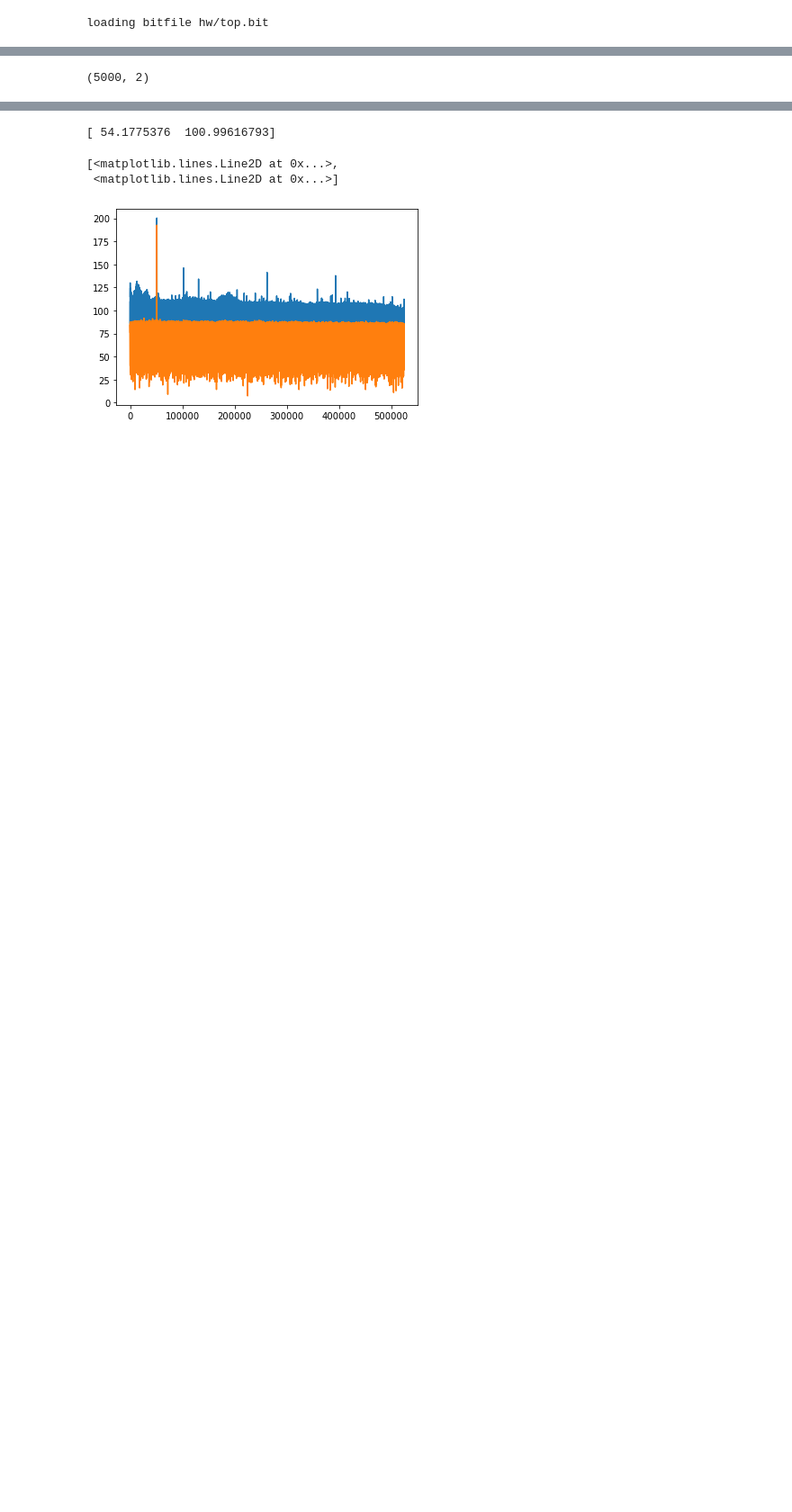
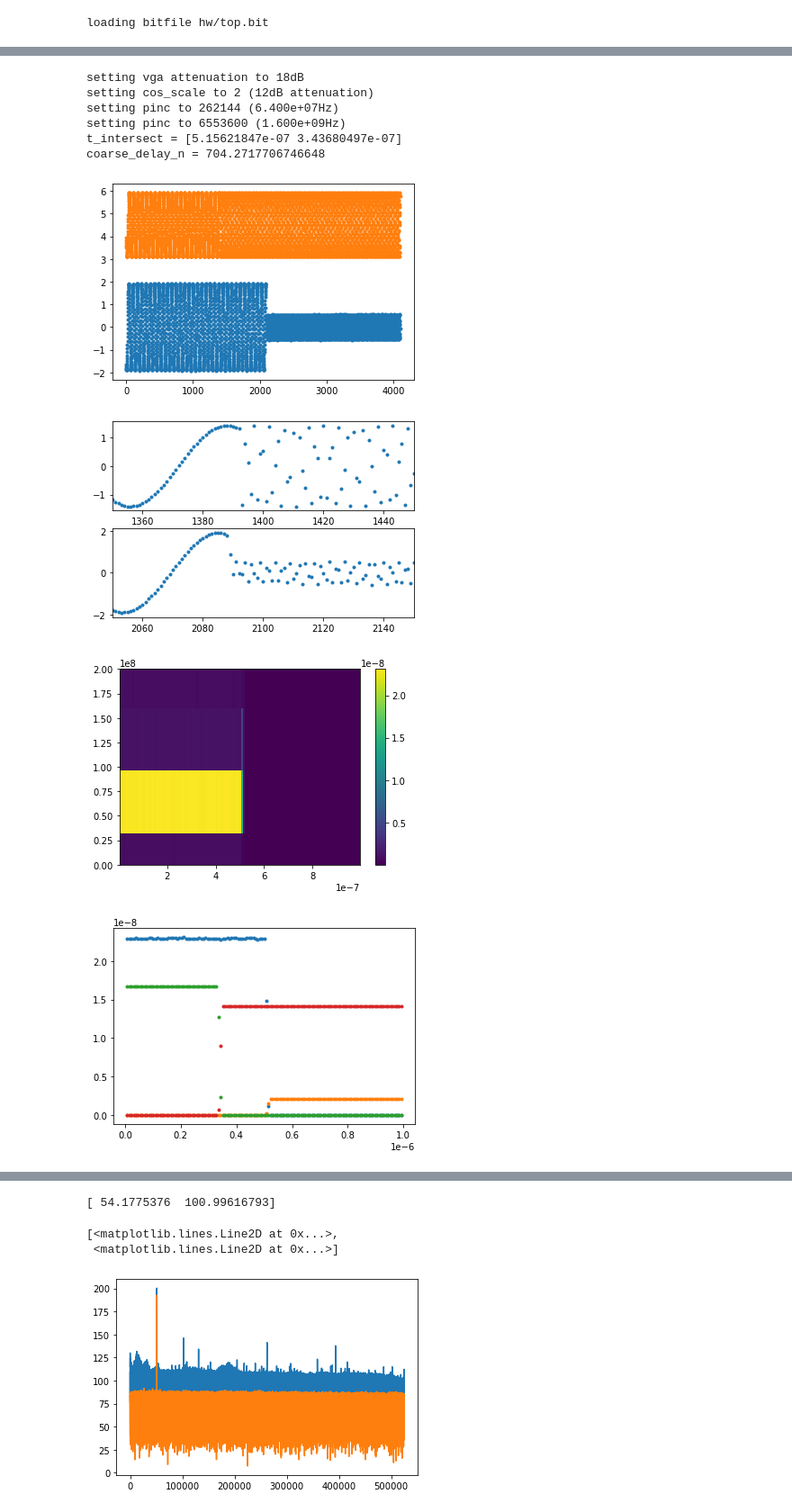
Before and after one commit to qnngroup/rfsoc_dds, a Jupyter notebook: pynq/dds_loopback_overlay.ipynb, the cells around one changed output, grey strips where cells are left out. Shown: that part at 90% size. Cells and saved outputs as stored; diff of their text form; code cells hidden in the pictures; blank space fills up the shorter version.

```diff
--- a/pynq/dds_loopback_overlay.ipynb
+++ b/pynq/dds_loopback_overlay.ipynb
@@ -86,4 +68,59 @@ plt.xlim([300/ol.f_samp, 500/ol.f_samp])
-# %%
-tvec_0
-# %% [output]
-(5000, 2)
+# %%
+# get coarse phase delay with spectrogram
+ol.set_vga_atten_dB(18)
+ol.set_dac_atten_dB(12)
+ol.set_adc_source('afe')
+ol.set_sample_buffer_trigger_source('manual')
+tones = np.array([64e6, 1600e6])
+ol.set_freq_hz(tones[0])
+ol.set_sample_buffer_trigger_source('dds_auto')
+ol.set_freq_hz(tones[1])
+ol.dma(0)
+raw = ol.dma_buffers[0][:4096,:]*[-1, 1]
+raw = (raw - np.mean(raw, axis=0))/np.std(raw, axis=0)
+plt.figure()
+plt.plot(raw + [0, 4.5], '.')
+fig, ax = plt.subplots(2,1)
+ax[0].plot(raw[:,1], '.')
+ax[0].set_xlim([1350, 1450])
+ax[1].plot(raw[:,0], '.')
+ax[1].set_xlim([2050, 2150])
+N_fft = 64
+N_overlap = 32
+f, t, Sxx = scipy.signal.spectrogram(raw, ol.f_samp, axis=0, nfft=N_fft, nperseg=N_fft, noverlap=N_overlap)
+plt.figure()
+plt.pcolormesh(t, f, Sxx[:,0,:], shading='nearest')
+plt.colorbar()
+plt.ylim([0,200e6])
+bin_idx = np.zeros(2, dtype=np.uint16)
+for i in range(2):
+    bin_idx[i] = (np.abs(f - tones[i])).argmin()
+plt.figure()
+plt.plot(t, np.transpose(Sxx[bin_idx,0,:]), '.')
+plt.plot(t, np.transpose(Sxx[bin_idx,1,:]), '.')
+n_intersect = np.zeros(2)
+for i in range(2):
+    S_lo_last = Sxx[bin_idx[0],i,0]
+    S_hi_last = Sxx[bin_idx[1],i,0]
+    for t_idx in range(1,len(t)):
+        S_lo = Sxx[bin_idx[0],i,t_idx]
+        S_hi = Sxx[bin_idx[1],i,t_idx]
+        if S_hi > S_lo:
+            n_intersect[i] = t[t_idx]*ol.f_samp + (S_hi - S_lo)/(S_lo - S_lo_last + S_hi_last - S_hi)
+            S_lo_last = S_lo
+            S_hi_last = S_hi
+            break
+print(f't_intersect = {n_intersect/ol.f_samp}')
+coarse_delay_n = n_intersect[0] - n_intersect[1]
+print(f'coarse_delay_n = {coarse_delay_n}')
+# %% [output]
+setting vga attenuation to 18dB
+setting cos_scale to 2 (12dB attenuation)
+setting pinc to 262144 (6.400e+07Hz)
+setting pinc to 6553600 (1.600e+09Hz)
+t_intersect = [5.15621847e-07 3.43680497e-07]
+coarse_delay_n = 704.2717706746648
+[figure, added]
+[figure, added]
+[figure, added]
+[figure, added]
```
Also changed, not shown: parts of 9 cells of this notebook, 5 other files.
